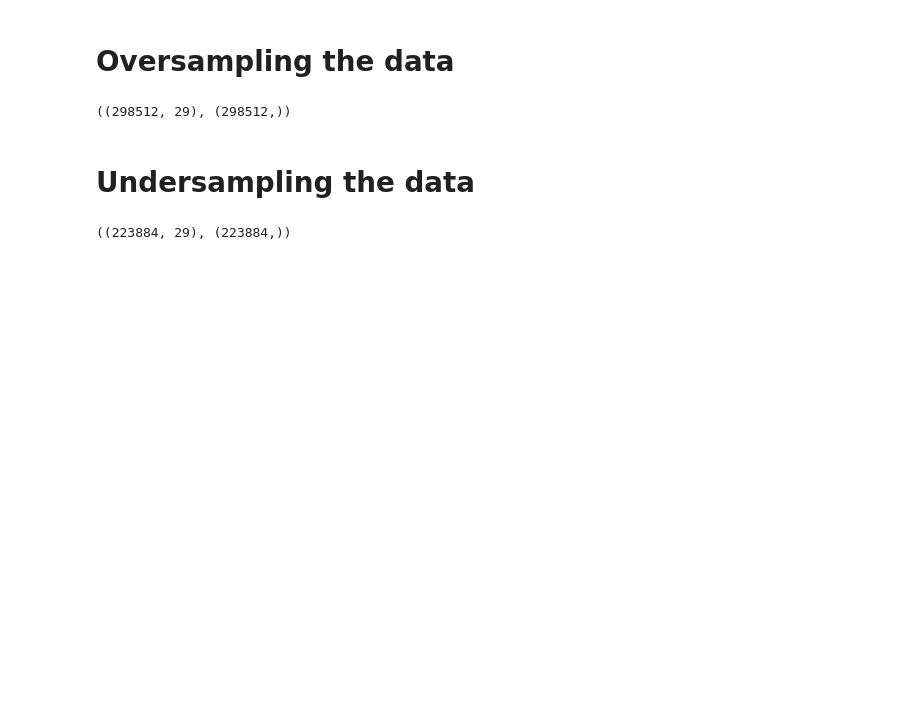
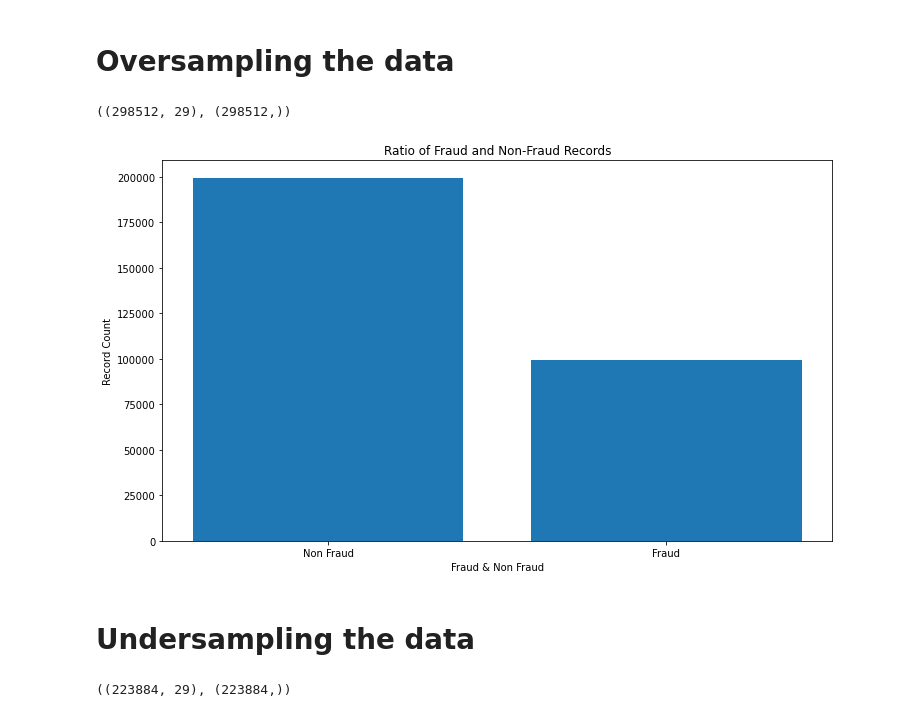
Before and after one commit to yash0307jain/credit-card-fraud-detection, a Jupyter notebook: fraud-detection.ipynb, the cells around one changed output. Drawn from its saved outputs; the diff is of its cells as text; code cells hidden in the pictures; blank space fills up the shorter version.

Commit message:
checking unbalanced dataset ratio after oversampling as well

```diff
--- a/fraud-detection.ipynb
+++ b/fraud-detection.ipynb
@@ -124,6 +124,10 @@ X_ros, y_ros = ros.fit_resample(X_train, y_train)
 X_ros.shape, y_ros.shape
 # %% [output]
 ((298512, 29), (298512,))
+# %%
+plot_for_ratio(y_ros)
+# %% [output]
+[figure, added]
 # %% [markdown]
 # Undersampling the data
 # %%
```
Also changed, not shown: parts of 6 cells of this notebook.
